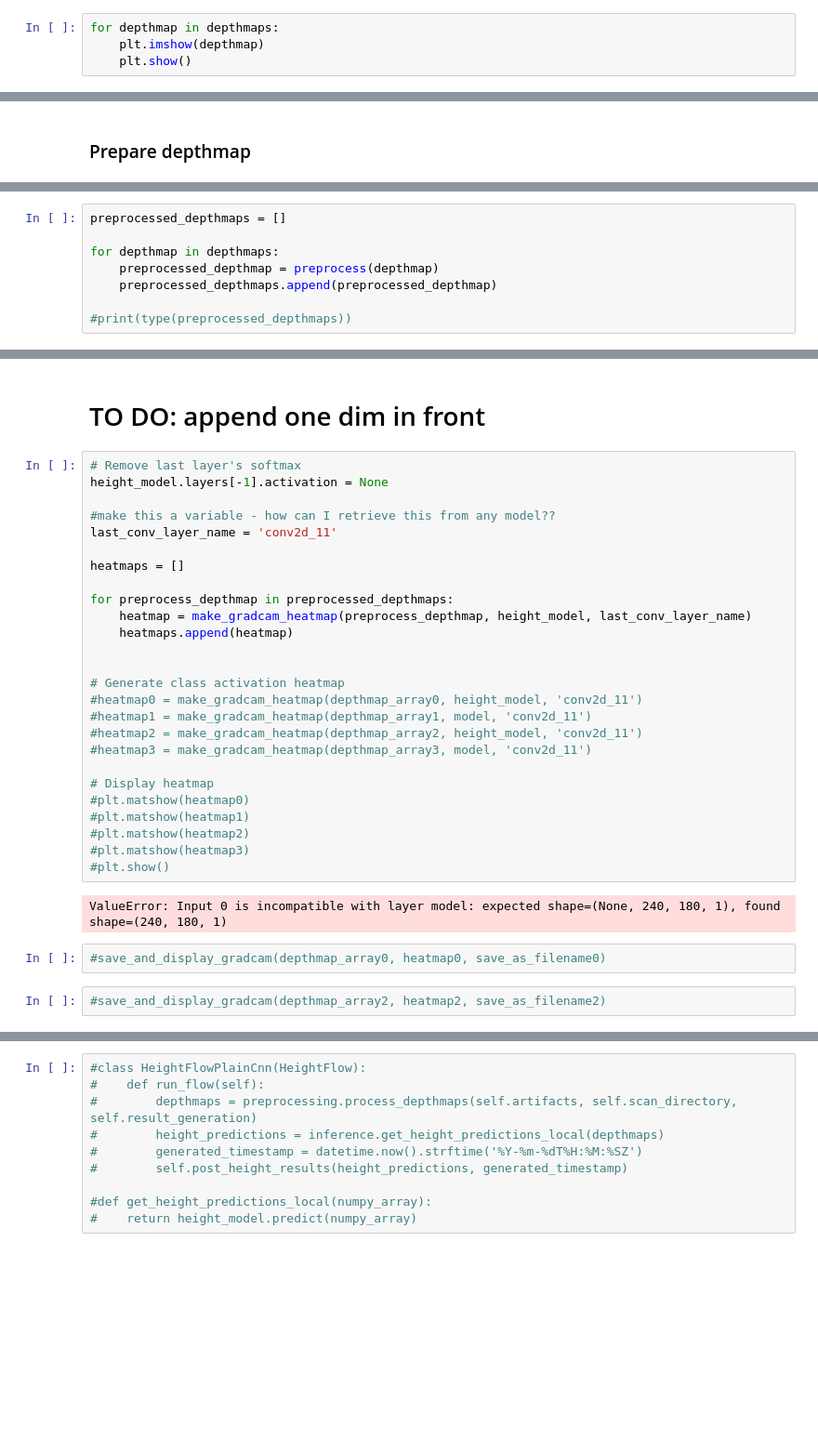
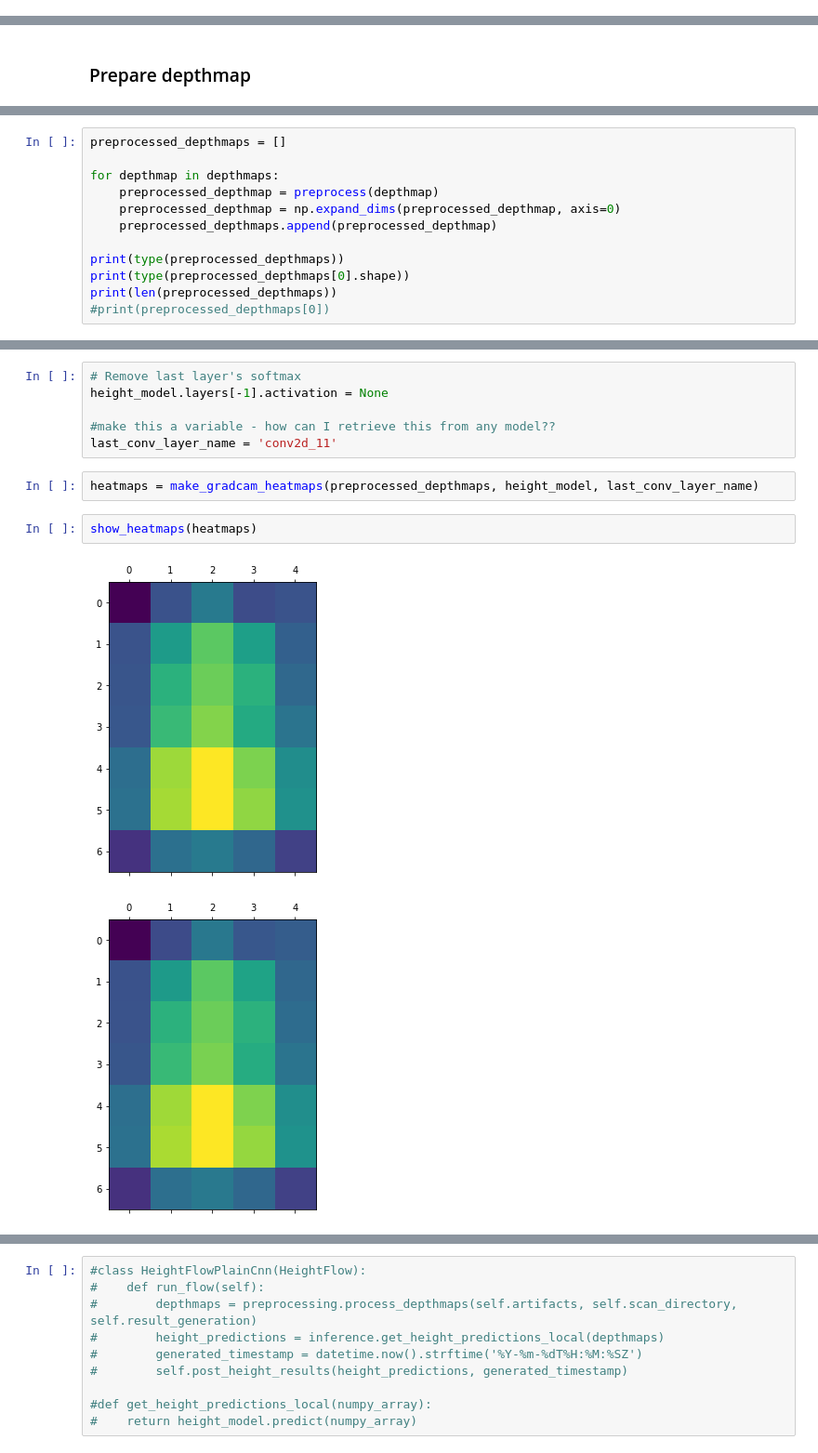
Before and after one commit to jeffjino/cgm-ml, a Jupyter notebook: cgmml/common/grad_cam/grad_cam.ipynb, the cells around one changed output, grey strips where cells are left out. Shown at 93% size. Drawn from its saved outputs; the diff is of its cells as text; blank space fills up the shorter version.

Commit message:
extracted many funtions to run_gradcam.py script, enabled for multi-depthmap processing, stuck on integrating in get_height_pred

```diff
--- a/cgmml/common/grad_cam/grad_cam.ipynb
+++ b/cgmml/common/grad_cam/grad_cam.ipynb
@@ -91,4 +92,0 @@ print(type(depthmaps[0]))
-# %%
-for depthmap in depthmaps:
-    plt.imshow(depthmap)
-    plt.show()
@@ -118,8 +115,12 @@ preprocessed_depthmaps = []
 
 for depthmap in depthmaps:
     preprocessed_depthmap = preprocess(depthmap)
+    preprocessed_depthmap = np.expand_dims(preprocessed_depthmap, axis=0)
     preprocessed_depthmaps.append(preprocessed_depthmap)
 
-#print(type(preprocessed_depthmaps))
+print(type(preprocessed_depthmaps))
+print(type(preprocessed_depthmaps[0].shape))
+print(len(preprocessed_depthmaps))
+#print(preprocessed_depthmaps[0])
 # %% [output]
 <class 'list'>
@@ -128,34 +131,13 @@ for depthmap in depthmaps:
-# %% [markdown]
-# TO DO: append one dim in front
 # %%
 # Remove last layer's softmax
 height_model.layers[-1].activation = None
 
 #make this a variable - how can I retrieve this from any model??
 last_conv_layer_name = 'conv2d_11'
-
-heatmaps = []
-
-for preprocess_depthmap in preprocessed_depthmaps:
-    heatmap = make_gradcam_heatmap(preprocess_depthmap, height_model, last_conv_layer_name)
-    heatmaps.append(heatmap)
-
-
-# Generate class activation heatmap
-#heatmap0 = make_gradcam_heatmap(depthmap_array0, height_model, 'conv2d_11')
-#heatmap1 = make_gradcam_heatmap(depthmap_array1, model, 'conv2d_11')
-#heatmap2 = make_gradcam_heatmap(depthmap_array2, height_model, 'conv2d_11')
-#heatmap3 = make_gradcam_heatmap(depthmap_array3, model, 'conv2d_11')
-
-# Display heatmap
-#plt.matshow(heatmap0)
-#plt.matshow(heatmap1)
-#plt.matshow(heatmap2)
-#plt.matshow(heatmap3)
-#plt.show()
-# %% [output]
-ValueError: Input 0 is incompatible with layer model: expected shape=(None, 240, 180, 1), found shape=(240, 180, 1)
-# %%
-#save_and_display_gradcam(depthmap_array0, heatmap0, save_as_filename0)
-# %%
-#save_and_display_gradcam(depthmap_array2, heatmap2, save_as_filename2)
+# %%
+heatmaps = make_gradcam_heatmaps(preprocessed_depthmaps, height_model, last_conv_layer_name)
+# %%
+show_heatmaps(heatmaps)
+# %% [output]
+[figure, added]
+[figure, added]
```
Also changed, not shown: parts of 18 cells of this notebook, 1 other file.
